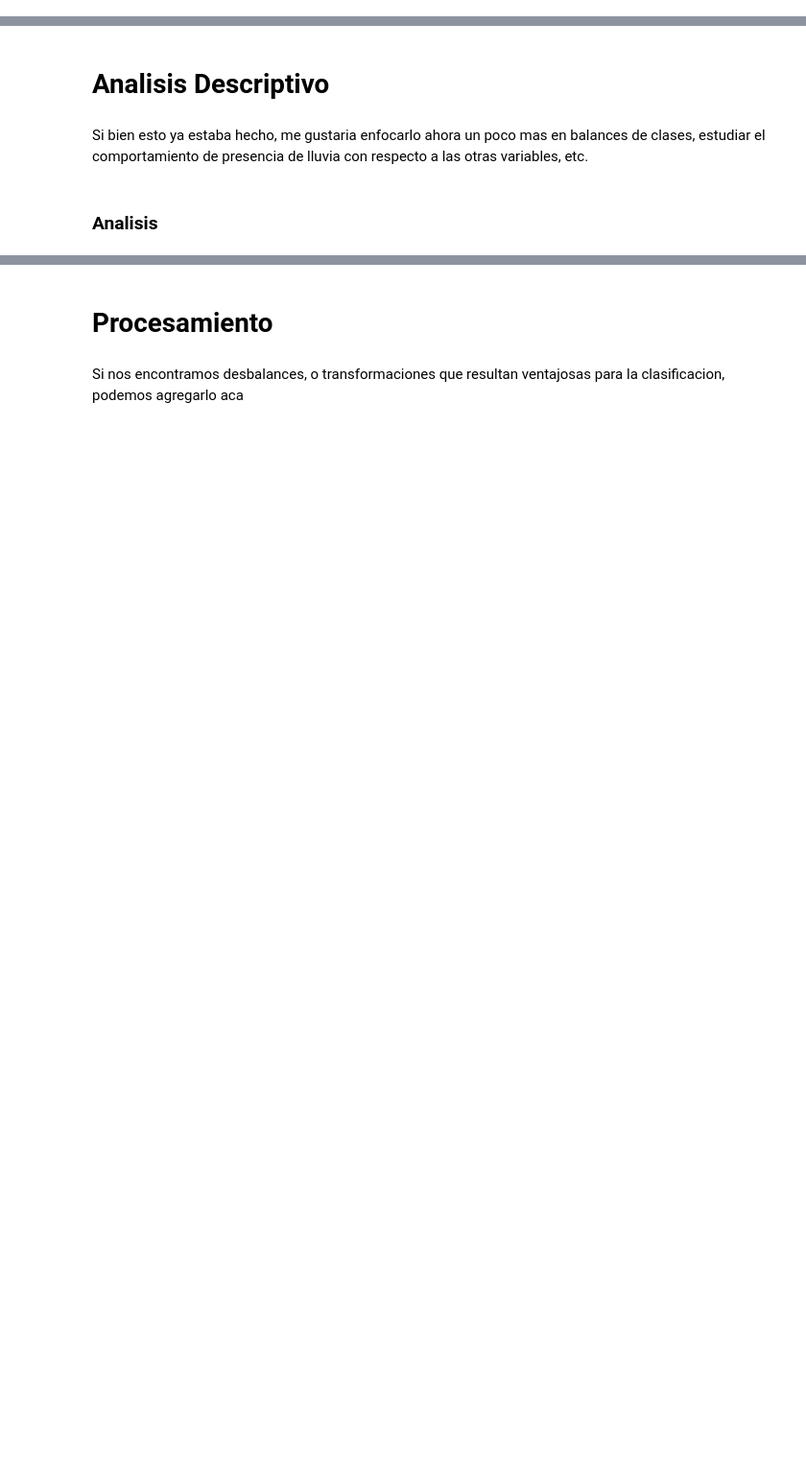
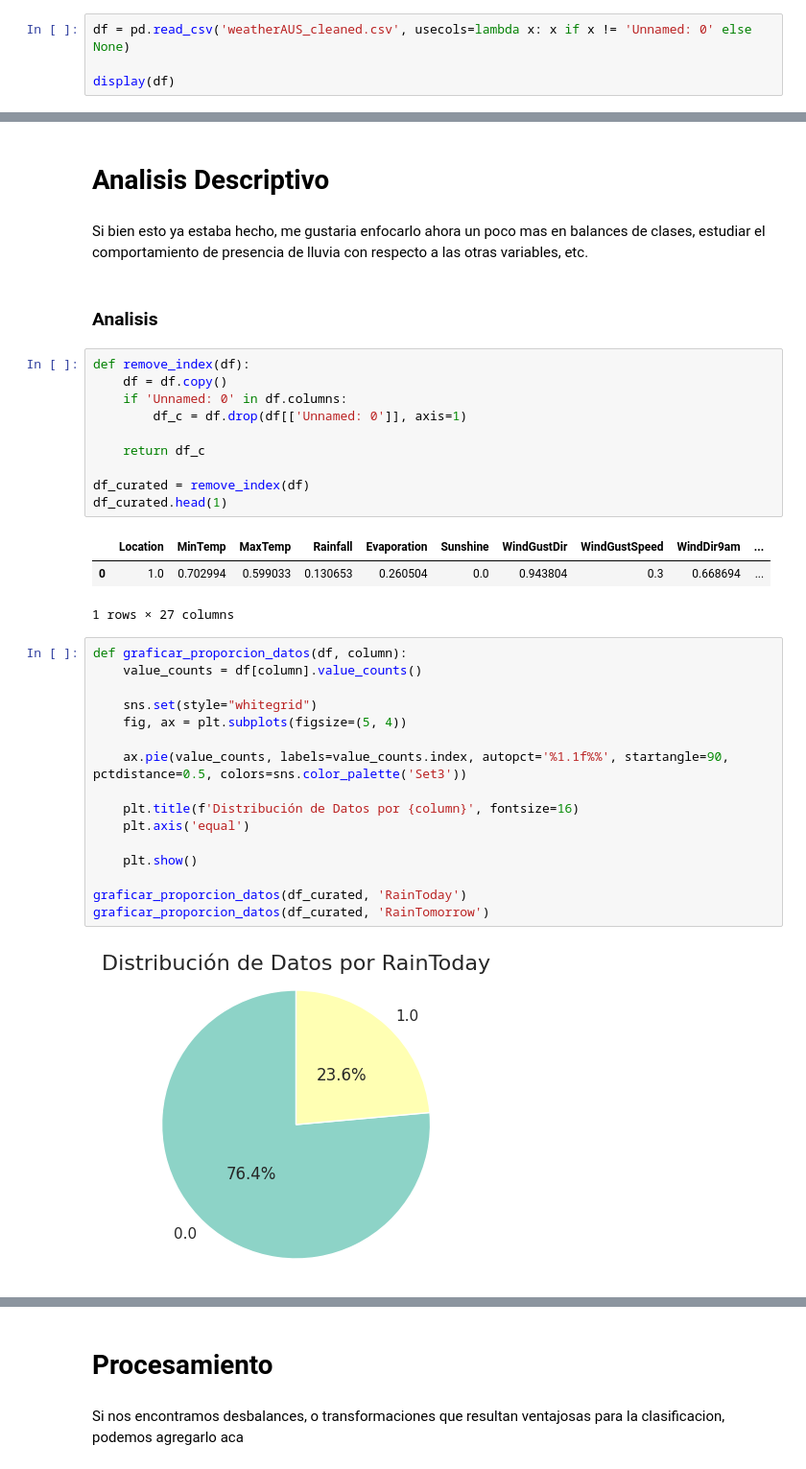
Before and after one commit to Shannon-21/Aprendizaje_Automatico_1, a Jupyter notebook: TP_IA41_LogisticRegression_P2.ipynb, the cells around one changed output, grey strips where cells are left out. Shown at 96% size. Cells and saved outputs as stored; diff of their text form; blank space fills up the shorter version.

```diff
--- a/TP_IA41_LogisticRegression_P2.ipynb
+++ b/TP_IA41_LogisticRegression_P2.ipynb
@@ -46,2 +59,6 @@ Este segundo mas con el fin de comparaciones de si las logistas van mejor con o
 # %% [markdown]
 ### Datos
+# %%
+df = pd.read_csv('weatherAUS_cleaned.csv', usecols=lambda x: x if x != 'Unnamed: 0' else None)
+
+display(df)
@@ -51,3 +82,35 @@ Este segundo mas con el fin de comparaciones de si las logistas van mejor con o
 Si bien esto ya estaba hecho, me gustaria enfocarlo ahora un poco mas en balances de clases, estudiar el comportamiento de presencia de lluvia con respecto a las otras variables, etc.
 # %% [markdown]
 ### Analisis
+# %%
+def remove_index(df):
+    df = df.copy()
+    if 'Unnamed: 0' in df.columns:
+        df_c = df.drop(df[['Unnamed: 0']], axis=1)
+
+    return df_c
+
+df_curated = remove_index(df)
+df_curated.head(1)
+# %% [output]
+|  | Location | MinTemp | MaxTemp | Rainfall | Evaporation | Sunshine | WindGustDir | WindGustSpeed | WindDir9am | ... |
+| 0 | 1.0 | 0.702994 | 0.599033 | 0.130653 | 0.260504 | 0.0 | 0.943804 | 0.3 | 0.668694 | ... |
+1 rows × 27 columns
+# %%
+def graficar_proporcion_datos(df, column):
+    value_counts = df[column].value_counts()
+
+    sns.set(style="whitegrid")
+    fig, ax = plt.subplots(figsize=(5, 4))
+
+    ax.pie(value_counts, labels=value_counts.index, autopct='%1.1f%%', startangle=90, pctdistance=0.5, colors=sns.color_palette('Set3'))
+
+    plt.title(f'Distribución de Datos por {column}', fontsize=16)
+    plt.axis('equal')
+
+    plt.show()
+
+graficar_proporcion_datos(df_curated, 'RainToday')
+graficar_proporcion_datos(df_curated, 'RainTomorrow')
+# %% [output]
+[figure, added]
```
Also changed, not shown: parts of 14 cells of this notebook, 1 other file.
